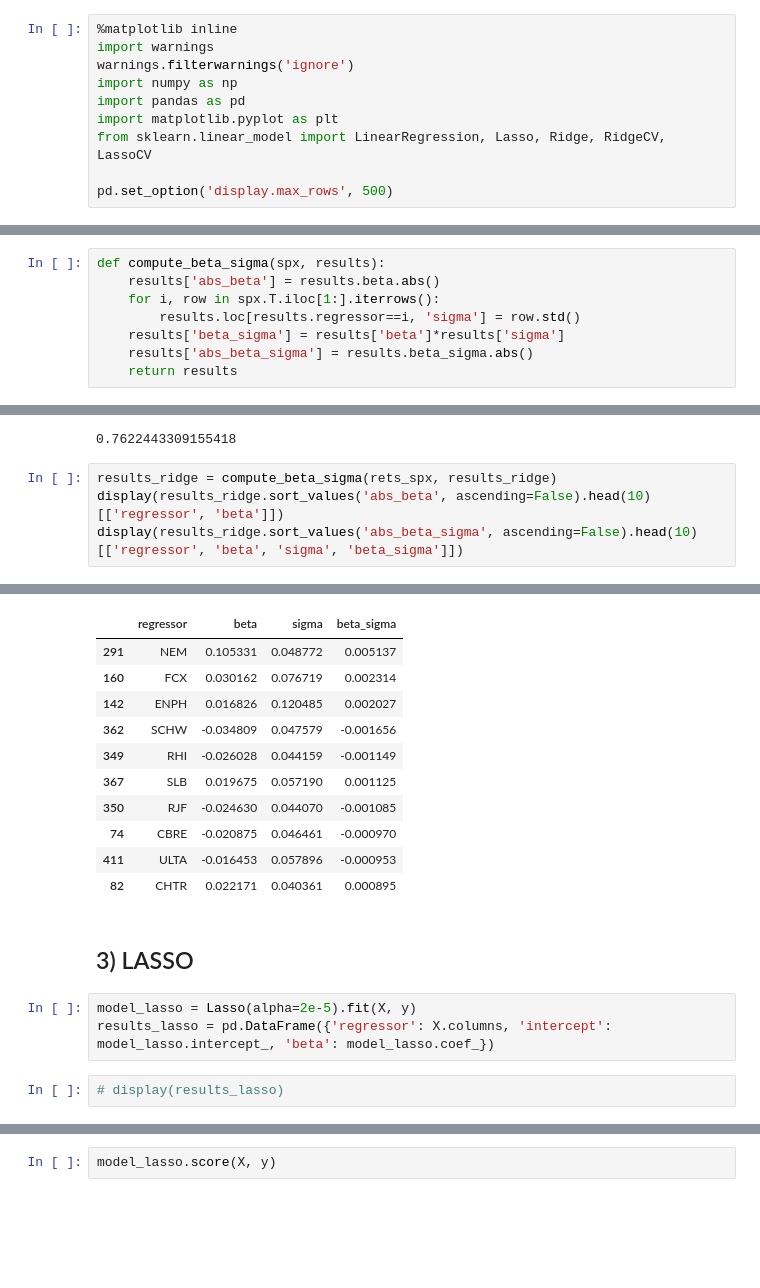
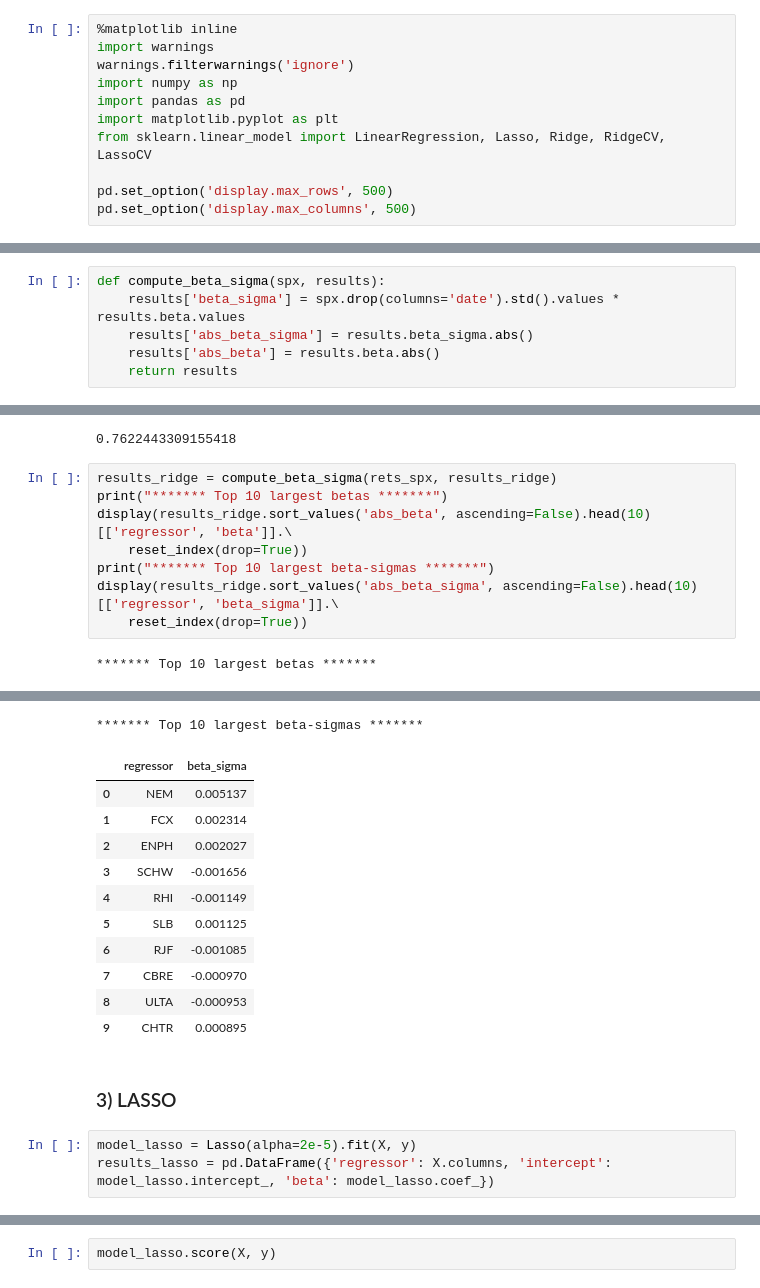
Before and after one commit to ebdaniel/drw-dataanalysis-2022, a Jupyter notebook: hw_3.ipynb, the cells around one changed output, grey strips where cells are left out. Drawn from its saved outputs; the diff is of its cells as text; blank space fills up the shorter version.

```diff
--- a/hw_3.ipynb
+++ b/hw_3.ipynb
@@ -10,6 +10,7 @@ import matplotlib.pyplot as plt
 from sklearn.linear_model import LinearRegression, Lasso, Ridge, RidgeCV, LassoCV
 
 pd.set_option('display.max_rows', 500)
+pd.set_option('display.max_columns', 500)
 # %%
 # read data
 rets_mkt = pd.read_excel('data/hw_3_3_data.xlsx', sheet_name='benchmark rets')
@@ -38,8 +55,0 @@ d) Compute $\beta^{j}\sigma^{j}$ for each regressor
-# %%
-def compute_beta_sigma(spx, results):
-    results['abs_beta'] = results.beta.abs()
-    for i, row in spx.T.iloc[1:].iterrows():
-        results.loc[results.regressor==i, 'sigma'] = row.std()
-    results['beta_sigma'] = results['beta']*results['sigma']
-    results['abs_beta_sigma'] = results.beta_sigma.abs()
-    return results
@@ -46,2 +58,8 @@ def compute_beta_sigma(spx, results):
+# %%
+def compute_beta_sigma(spx, results):
+    results['beta_sigma'] = spx.drop(columns='date').std().values * results.beta.values
+    results['abs_beta_sigma'] = results.beta_sigma.abs()
+    results['abs_beta'] = results.beta.abs()
+    return results
 # %%
 results_ols = compute_beta_sigma(rets_spx, results_ols)
@@ -93,7 +115,12 @@ model_ridge.score(X, y)
 0.7622443309155418
 # %%
 results_ridge = compute_beta_sigma(rets_spx, results_ridge)
-display(results_ridge.sort_values('abs_beta', ascending=False).head(10)[['regressor', 'beta']])
-display(results_ridge.sort_values('abs_beta_sigma', ascending=False).head(10)[['regressor', 'beta', 'sigma', 'beta_sigma']])
+print("******* Top 10 largest betas *******")
+display(results_ridge.sort_values('abs_beta', ascending=False).head(10)[['regressor', 'beta']].\
+    reset_index(drop=True))
+print("******* Top 10 largest beta-sigmas *******")
+display(results_ridge.sort_values('abs_beta_sigma', ascending=False).head(10)[['regressor', 'beta_sigma']].\
+    reset_index(drop=True))
 # %% [output]
+******* Top 10 largest betas *******
 |  | regressor | beta |
@@ -110,18 +137,17 @@ display(results_ridge.sort_values('abs_beta_sigma', ascending=False).head(10)[['
+******* Top 10 largest beta-sigmas *******
-|  | regressor | beta | sigma | beta_sigma |
-| 291 | NEM | 0.105331 | 0.048772 | 0.005137 |
-| 160 | FCX | 0.030162 | 0.076719 | 0.002314 |
-| 142 | ENPH | 0.016826 | 0.120485 | 0.002027 |
-| 362 | SCHW | -0.034809 | 0.047579 | -0.001656 |
-| 349 | RHI | -0.026028 | 0.044159 | -0.001149 |
-| 367 | SLB | 0.019675 | 0.057190 | 0.001125 |
-| 350 | RJF | -0.024630 | 0.044070 | -0.001085 |
-| 74 | CBRE | -0.020875 | 0.046461 | -0.000970 |
-| 411 | ULTA | -0.016453 | 0.057896 | -0.000953 |
-| 82 | CHTR | 0.022171 | 0.040361 | 0.000895 |
+|  | regressor | beta_sigma |
+| 0 | NEM | 0.005137 |
+| 1 | FCX | 0.002314 |
+| 2 | ENPH | 0.002027 |
+| 3 | SCHW | -0.001656 |
+| 4 | RHI | -0.001149 |
+| 5 | SLB | 0.001125 |
+| 6 | RJF | -0.001085 |
+| 7 | CBRE | -0.000970 |
+| 8 | ULTA | -0.000953 |
+| 9 | CHTR | 0.000895 |
 # %% [markdown]
-## 3) LASSO
+### 3) LASSO
 # %%
 model_lasso = Lasso(alpha=2e-5).fit(X, y)
 results_lasso = pd.DataFrame({'regressor': X.columns, 'intercept': model_lasso.intercept_, 'beta': model_lasso.coef_})
-# %%
-# display(results_lasso)
```
Also changed, not shown: parts of 22 cells of this notebook, 2 other files.
